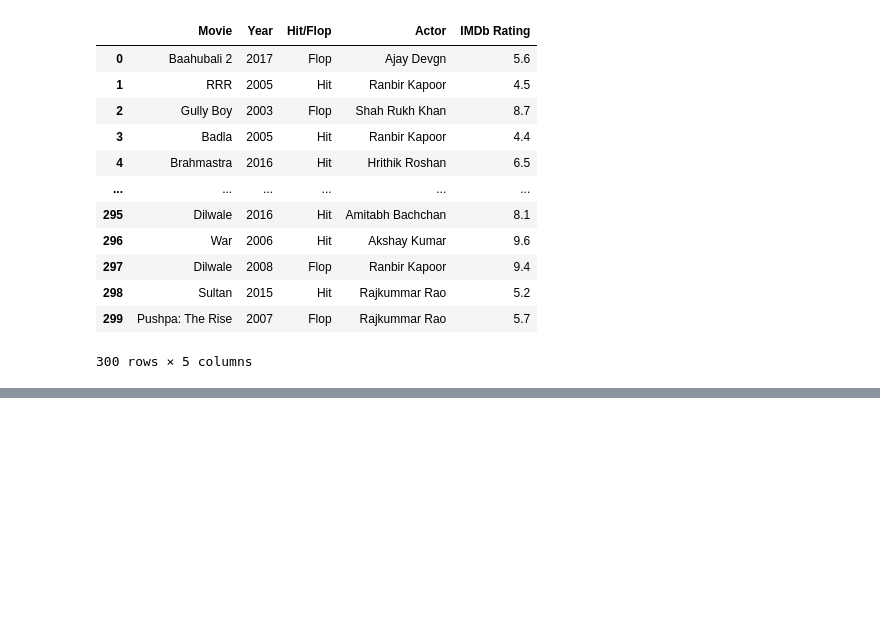
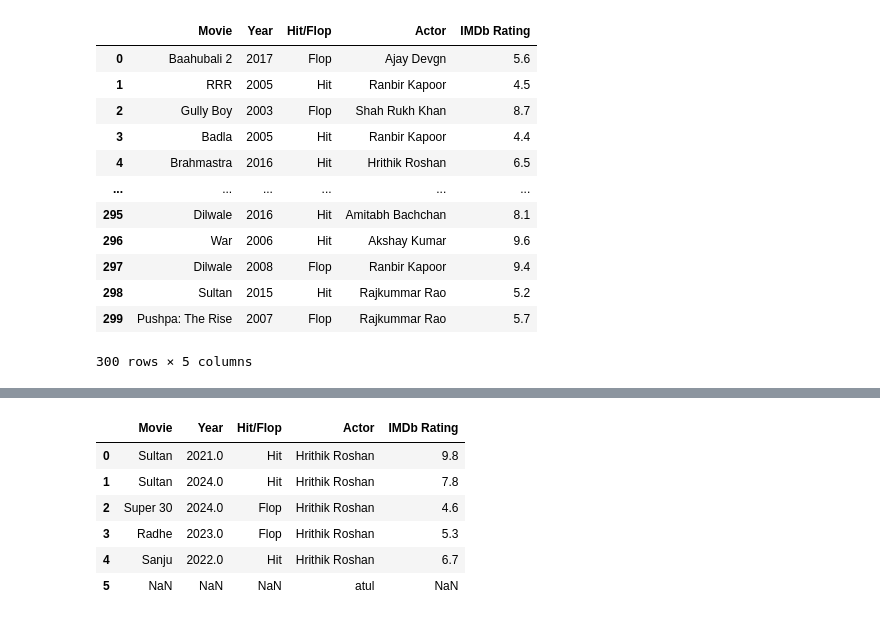
Before and after one commit to atulshahi6310/python-for-data-science, a Jupyter notebook: pandas/pandas2.ipynb, the cells around one changed output, grey strips where cells are left out. Saved outputs shown, nothing was run; the diff lists cells and outputs as text; code cells hidden in the pictures; blank space fills up the shorter version.

```diff
--- a/pandas/pandas2.ipynb
+++ b/pandas/pandas2.ipynb
@@ -184,0 +194,10 @@ c
+# %%
+c.reset_index(drop=True)
+# %% [output]
+|  | Movie | Year | Hit/Flop | Actor | IMDb Rating |
+| 0 | Sultan | 2021.0 | Hit | Hrithik Roshan | 9.8 |
+| 1 | Sultan | 2024.0 | Hit | Hrithik Roshan | 7.8 |
+| 2 | Super 30 | 2024.0 | Flop | Hrithik Roshan | 4.6 |
+| 3 | Radhe | 2023.0 | Flop | Hrithik Roshan | 5.3 |
+| 4 | Sanju | 2022.0 | Hit | Hrithik Roshan | 6.7 |
+| 5 | NaN | NaN | NaN | atul | NaN |
```
Also changed, not shown: parts of 8 cells of this notebook, 20 other files.
